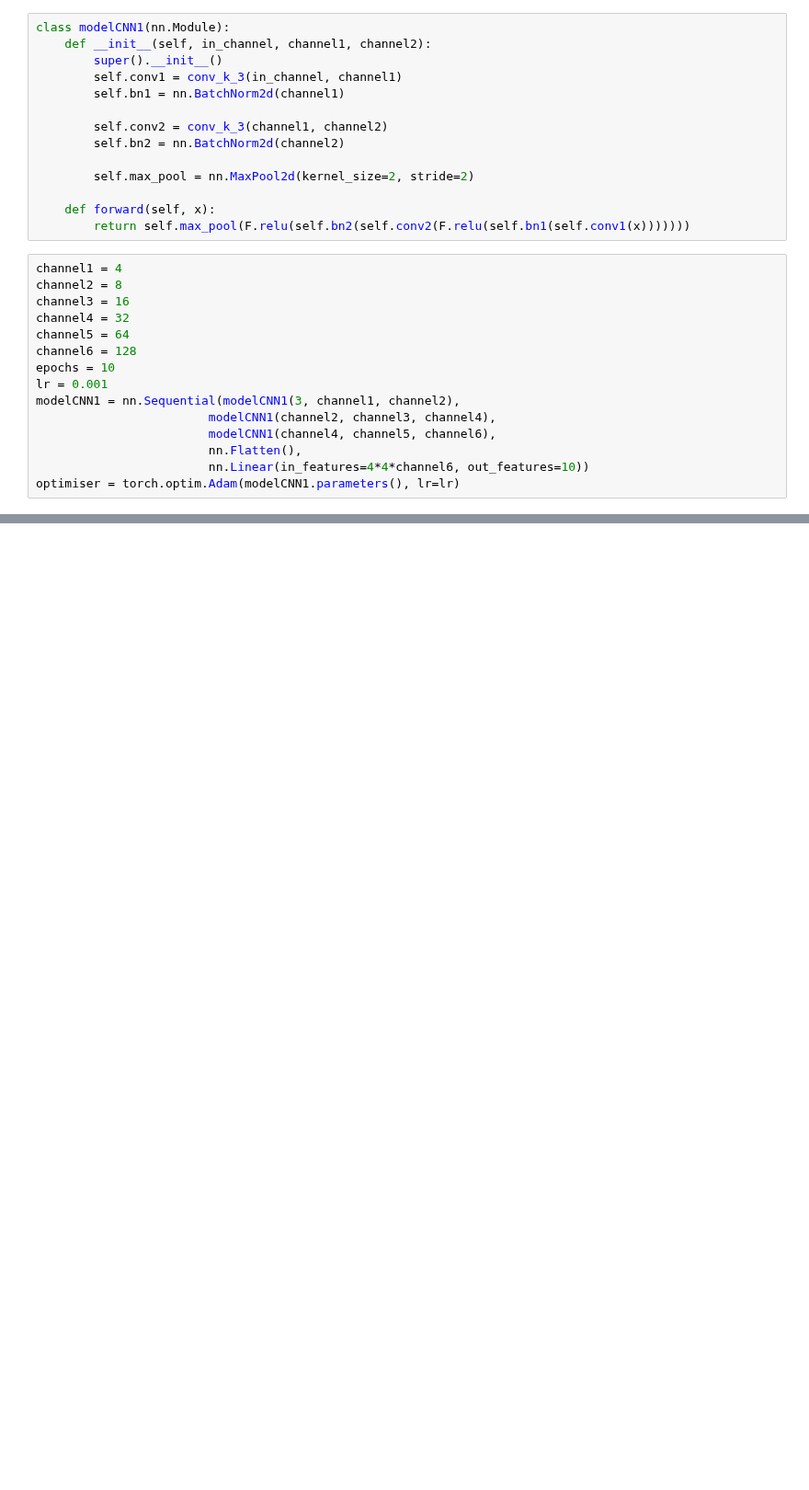
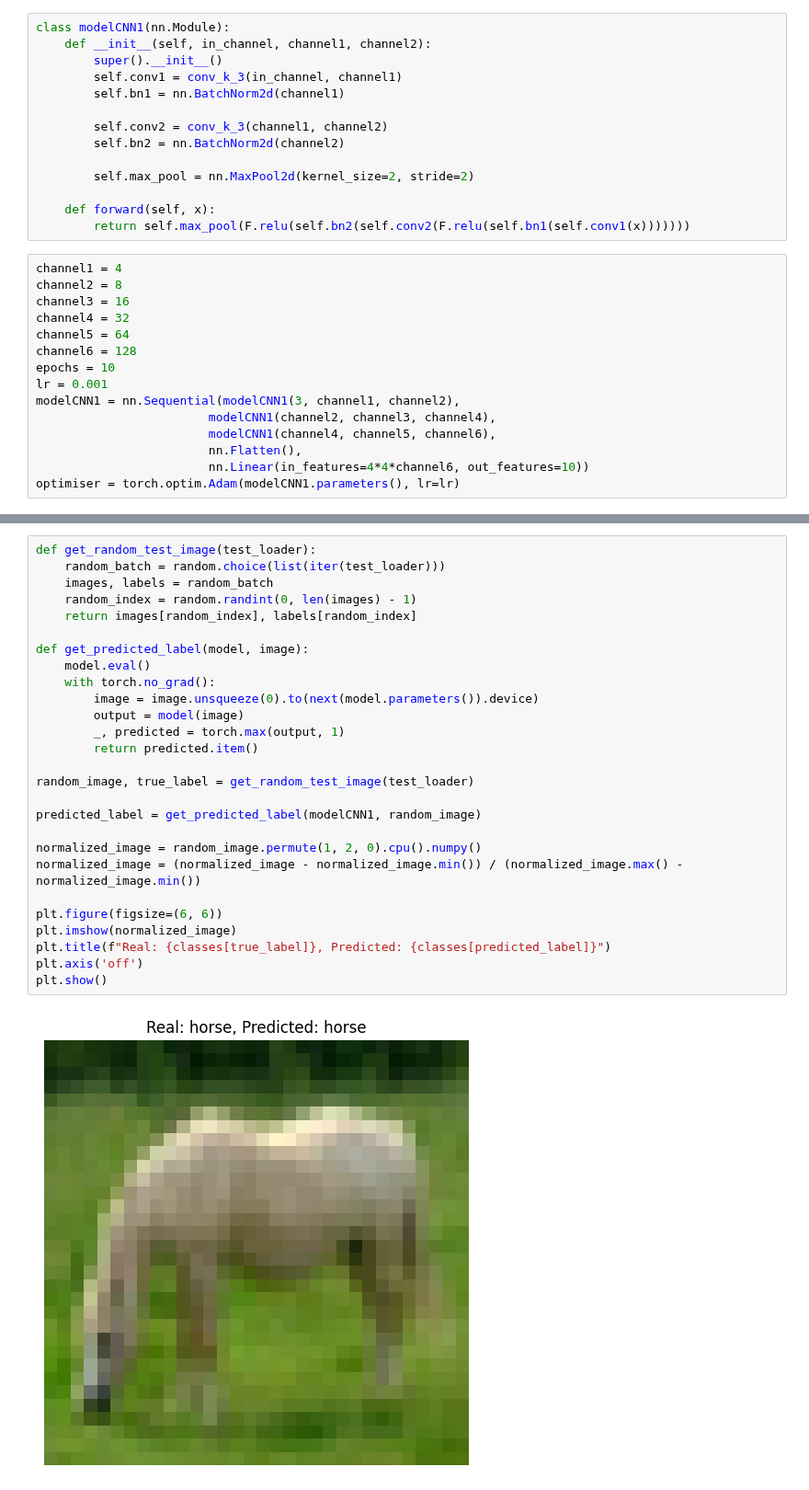
Before and after one commit to aarmentamna/machine_learning_advance, a Jupyter notebook: TC4033_Activity2b_42.ipynb, the cells around one changed output, grey strips where cells are left out. Shown at 92% size. Saved outputs shown, nothing was run; the diff lists cells and outputs as text; blank space fills up the shorter version.

Commit message:
Add plot with result predicted
Added plot to ensure that the model was doing
the proper prediction of each class from the
dataset.

```diff
--- a/TC4033_Activity2b_42.ipynb
+++ b/TC4033_Activity2b_42.ipynb
@@ -302,0 +304,29 @@ accuracy(modelCNN1, test_loader)
+# %%
+def get_random_test_image(test_loader):
+    random_batch = random.choice(list(iter(test_loader)))
+    images, labels = random_batch
+    random_index = random.randint(0, len(images) - 1)
+    return images[random_index], labels[random_index]
+
+def get_predicted_label(model, image):
+    model.eval()
+    with torch.no_grad():
+        image = image.unsqueeze(0).to(next(model.parameters()).device)
+        output = model(image)
+        _, predicted = torch.max(output, 1)
+        return predicted.item()
+
+random_image, true_label = get_random_test_image(test_loader)
+
+predicted_label = get_predicted_label(modelCNN1, random_image)
+
+normalized_image = random_image.permute(1, 2, 0).cpu().numpy()
+normalized_image = (normalized_image - normalized_image.min()) / (normalized_image.max() - normalized_image.min())
+
+plt.figure(figsize=(6, 6))
+plt.imshow(normalized_image)
+plt.title(f"Real: {classes[true_label]}, Predicted: {classes[predicted_label]}")
+plt.axis('off')
+plt.show()
+# %% [output]
+[figure, added]
```
Also changed, not shown: parts of 11 cells of this notebook.
